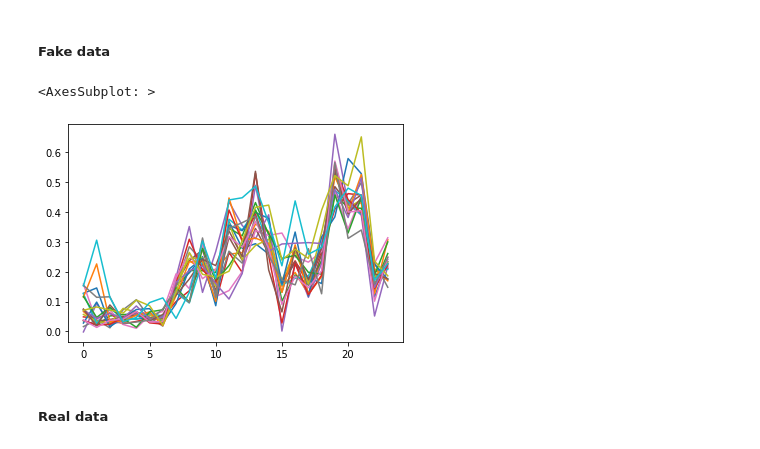
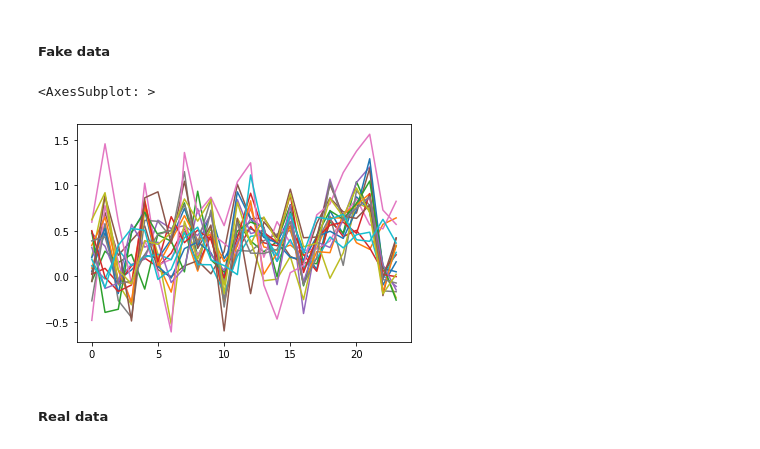
Before and after one commit to PhilippMaschi/GAN, a Jupyter notebook: cGAN.ipynb, the cells around one changed output. Drawn from its saved outputs; the diff is of its cells as text; code cells hidden in the pictures.

```diff
--- a/cGAN.ipynb
+++ b/cGAN.ipynb
@@ -122,7 +122,9 @@ class GAN(object):
 
     def create_sample(self, labels):
         zNoise = torch.randn(len(labels), self.dimLatent, device = self.device)
-        xNew = self.netGen(zNoise, torch.tensor(labels))
+        labels = torch.tensor(labels)
+        labels = labels.to(self.device)
+        xNew = self.netGen(zNoise, labels)
         return xNew
 
 # %% Main function
@@ -158,16 +160,17 @@ df_temp = pd.DataFrame(minmax_scale(df_temp, feature_range = (0, 1), axis = 1))
 timeSeries = df_temp.values.tolist()
 dataLoader = torch.utils.data.DataLoader([[timeSeries[i], labels[i]] for i in range(len(labels))], shuffle = True, batch_size = 50)
 # %%
-model = create_model(device = 'cpu', dataLoader = dataLoader, classCount = 24, dimLatent = 20, featureCount = 24, learningRate = 4e-4, epochs = 20000)
+model = create_model(device = 'cuda:0', dataLoader = dataLoader, classCount = 24, dimLatent = 20, featureCount = 24, learningRate = 4e-4, epochs = 10)
 # %% [markdown]
 ##### Fake data
 # %%
 import matplotlib.pyplot as plt
 
-pd.DataFrame(model.create_sample([11]*20).detach().numpy()).T.plot(legend = False)
+#pd.DataFrame(model.create_sample([11]*20).detach().numpy()).T.plot(legend = False)
+pd.DataFrame(model.create_sample([11]*20).cpu().detach().numpy()).T.plot(legend = False)
 # %% [output]
 <AxesSubplot: >
-[figure, old version]
+[figure, new version]
 # %% [markdown]
 ##### Real data
 # %%
```
Also changed, not shown: parts of 1 cell of this notebook.
